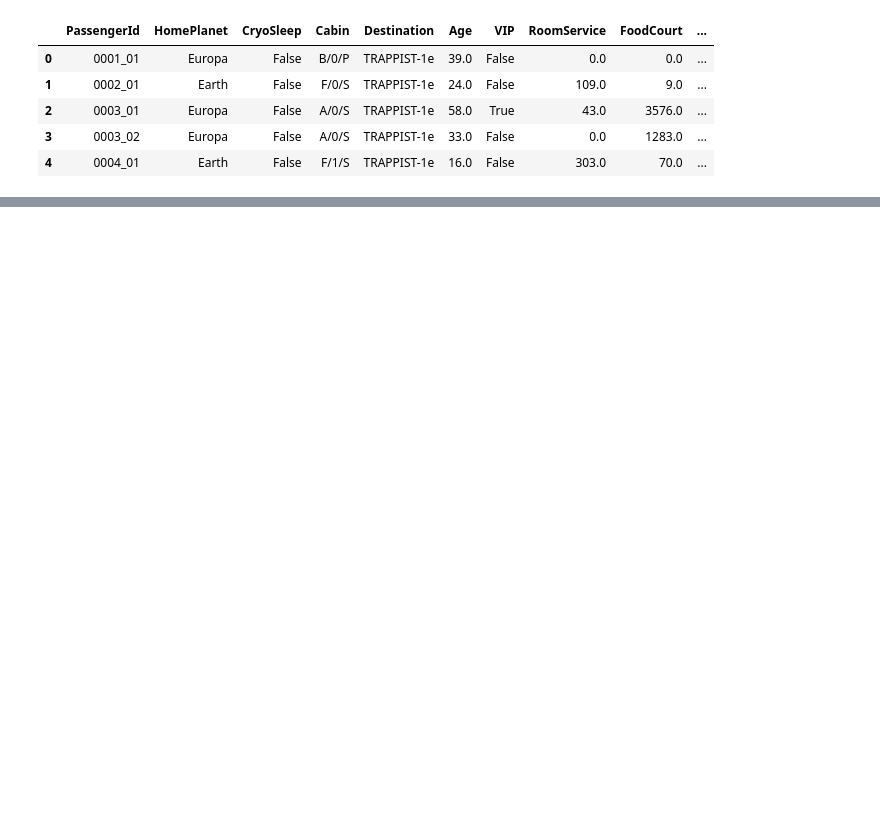
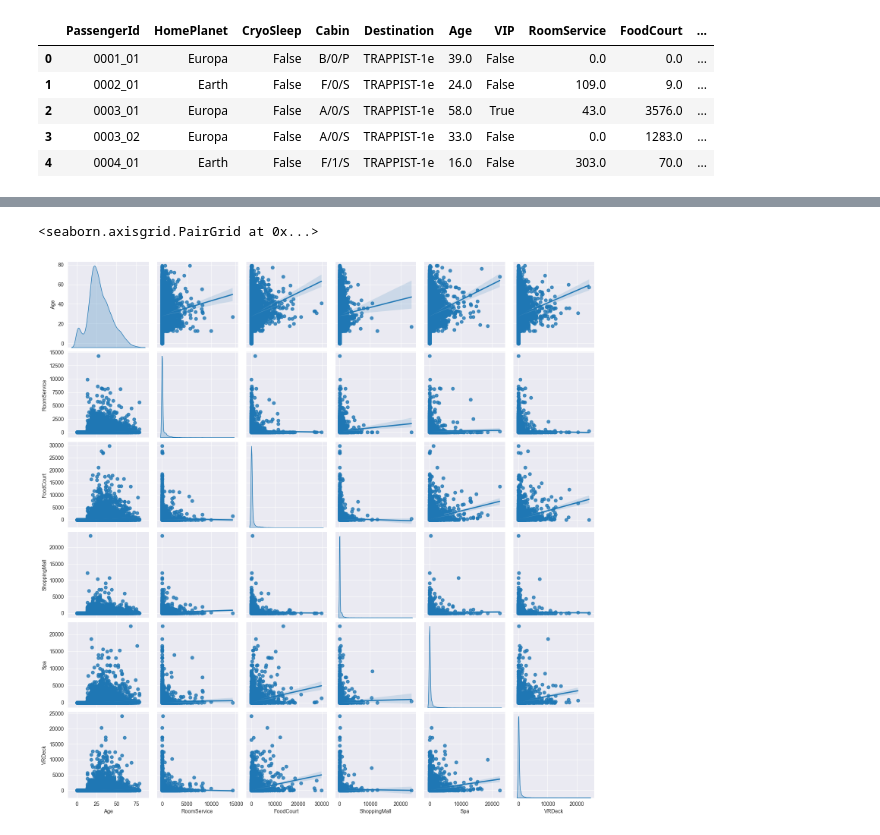
Before and after one commit to ddongzi/data-analysis, a Jupyter notebook: kaggle/SpaceShip_TiTantic/main.ipynb, the cells around one changed output, grey strips where cells are left out. Cells and saved outputs as stored; diff of their text form; code cells hidden in the pictures; blank space fills up the shorter version.

```diff
--- a/kaggle/SpaceShip_TiTantic/main.ipynb
+++ b/kaggle/SpaceShip_TiTantic/main.ipynb
@@ -23,0 +141,2 @@ train.head()
+# %%
+train_data[target_column] = train_data[target_column].astype(int)
@@ -23,0 +151,5 @@ train.head()
+# %%
+sns.pairplot(train_data[numerical_columns], kind='reg', diag_kind='kde')
+# %% [output]
+<seaborn.axisgrid.PairGrid at 0x...>
+[figure, added]
```
Also changed, not shown: parts of 50 cells of this notebook, 10 other files.
